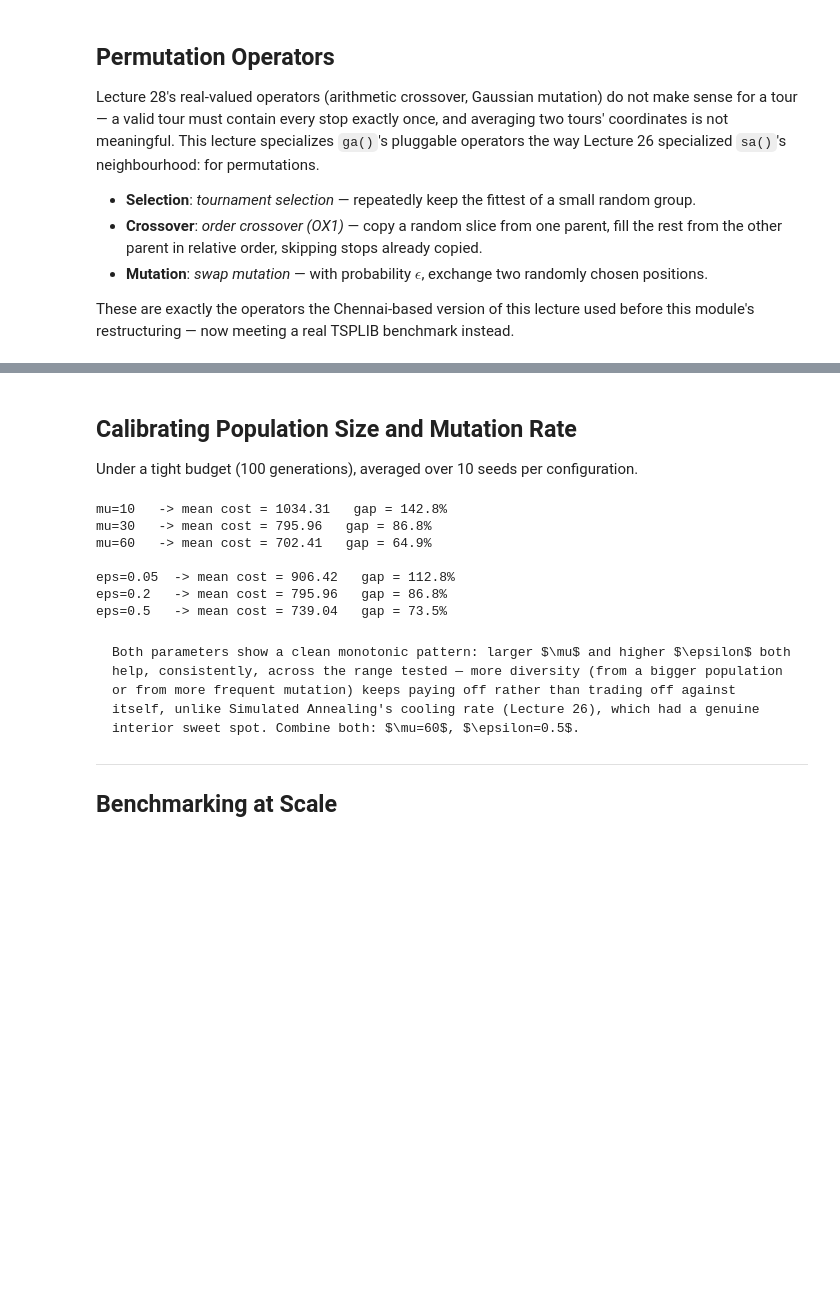
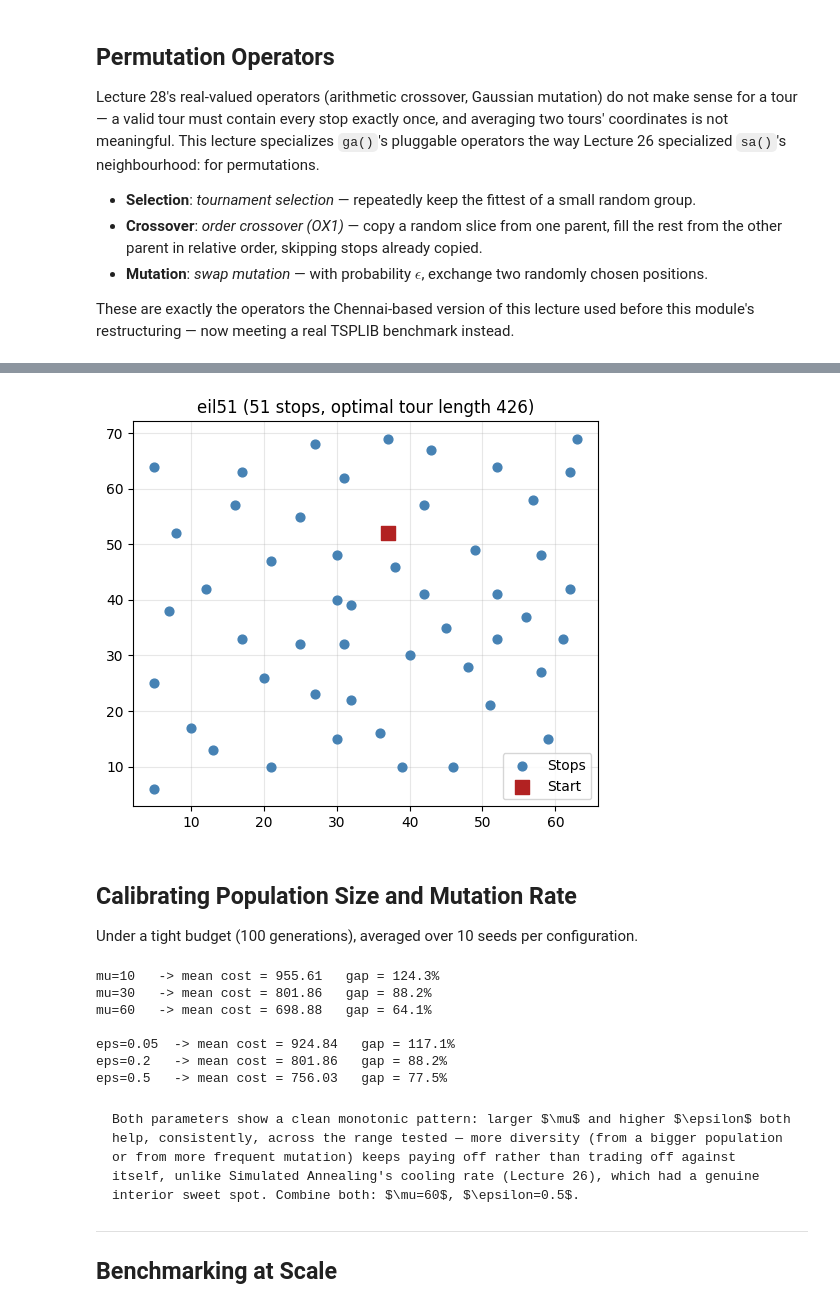
Before and after one commit to anmpahwa/CV5972, a Jupyter notebook: book/content/lecture_29.ipynb, the cells around one changed output, grey strips where cells are left out. Drawn from its saved outputs; the diff is of its cells as text; code cells hidden in the pictures; blank space fills up the shorter version.

````diff
--- a/book/content/lecture_29.ipynb
+++ b/book/content/lecture_29.ipynb
@@ -123,26 +202,54 @@ Permutation operators and eil51 ready.
+# %%
+# eil51: 51-city problem
+coords = [
+    (37, 52), (49, 49), (52, 64), (20, 26), (40, 30), (21, 47), (17, 63), (31, 62), (52, 33), (51, 21),
+    (42, 41), (31, 32), (5, 25), (12, 42), (36, 16), (52, 41), (27, 23), (17, 33), (13, 13), (57, 58),
+    (62, 42), (42, 57), (16, 57), (8, 52), (7, 38), (27, 68), (30, 48), (43, 67), (58, 48), (58, 27),
+    (37, 69), (38, 46), (46, 10), (61, 33), (62, 63), (63, 69), (32, 22), (45, 35), (59, 15), (5, 6),
+    (10, 17), (21, 10), (5, 64), (30, 15), (39, 10), (32, 39), (25, 32), (25, 55), (48, 28), (56, 37),
+    (30, 40),
+]
+depot = 0
+customers = list(range(1, len(coords)))
+optimal = 426
+
+n = len(coords)
+X = np.array([c[0] for c in coords], dtype=float)
+Y = np.array([c[1] for c in coords], dtype=float)
+D = np.zeros((n, n))
+for i in range(n):
+    for j in range(n):
+        D[i, j] = np.hypot(X[i] - X[j], Y[i] - Y[j])
+
+fig, ax = plt.subplots(figsize=(6, 5))
+ax.scatter(X[1:], Y[1:], c="steelblue", s=40, zorder=2, label="Stops")
+ax.scatter(X[0], Y[0], c="firebrick", marker="s", s=100, zorder=3, label="Start")
+ax.set_title("eil51 (51 stops, optimal tour length 426)")
+ax.legend()
+ax.grid(alpha=0.3)
+plt.show()
+# %% [output]
+[figure, added]
 # %% [markdown]
 ## Calibrating Population Size and Mutation Rate
 
 Under a tight budget (100 generations), averaged over 10 seeds per configuration.
 # %%
-def run_ga(mu, eps, n_gens=100, n_seeds=10, D=D51, customers=customers51):
+def run_ga(mu, eps, n_gens=100, n_seeds=10, D=D, customers=customers):
     results = []
     for seed in range(1, n_seeds + 1):
         random.seed(seed)
-        np.random.seed(seed)
-        S0 = [tuple(random.sample(customers, len(customers))) for _ in range(mu)]
-        random.seed(seed)
-        np.random.seed(seed)
-        s_b, F_b = ga(S0, lambda s: f_tsp(s, D), SM_tournament, mu, CM_ox1, mu, 2, MM_swap, eps, NM_elitist,
+        S_o = [tuple(random.sample(customers, len(customers))) for _ in range(mu)]
+        s_b, F_b = ga(S_o, lambda s: TSP(s), SM_tournament, mu, CM_ox1, mu, 2, MM_swap, eps, NM_elitist,
                       n=n_gens, t=1e-9)
-        results.append(f_tsp(s_b, D))
+        results.append(TSP(s_b))
     return np.array(results)
 
 mu_results = {}
 for mu in [10, 30, 60]:
     vals = run_ga(mu, eps=0.2)
     mu_results[mu] = vals
-    gap = (vals.mean() - EIL51_OPTIMAL) / EIL51_OPTIMAL * 100
+    gap = (vals.mean() - optimal) / optimal * 100
     print(f"mu={mu:<4} -> mean cost = {vals.mean():.2f}   gap = {gap:.1f}%")
 
 print()
@@ -150,16 +257,16 @@ eps_results = {}
 for eps in [0.05, 0.2, 0.5]:
     vals = run_ga(30, eps)
     eps_results[eps] = vals
-    gap = (vals.mean() - EIL51_OPTIMAL) / EIL51_OPTIMAL * 100
+    gap = (vals.mean() - optimal) / optimal * 100
     print(f"eps={eps:<5} -> mean cost = {vals.mean():.2f}   gap = {gap:.1f}%")
 # %% [output]
-mu=10   -> mean cost = 1034.31   gap = 142.8%
-mu=30   -> mean cost = 795.96   gap = 86.8%
-mu=60   -> mean cost = 702.41   gap = 64.9%
+mu=10   -> mean cost = 955.61   gap = 124.3%
+mu=30   -> mean cost = 801.86   gap = 88.2%
+mu=60   -> mean cost = 698.88   gap = 64.1%
 
-eps=0.05  -> mean cost = 906.42   gap = 112.8%
-eps=0.2   -> mean cost = 795.96   gap = 86.8%
-eps=0.5   -> mean cost = 739.04   gap = 73.5%
+eps=0.05  -> mean cost = 924.84   gap = 117.1%
+eps=0.2   -> mean cost = 801.86   gap = 88.2%
+eps=0.5   -> mean cost = 756.03   gap = 77.5%
 # %% [markdown]
 ```{note}
 Both parameters show a clean monotonic pattern: larger $\mu$ and higher $\epsilon$ both help, consistently, across the range tested — more diversity (from a bigger population or from more frequent mutation) keeps paying off rather than trading off against itself, unlike Simulated Annealing's cooling rate (Lecture 26), which had a genuine interior sweet spot. Combine both: $\mu=60$, $\epsilon=0.5$.
````
Also changed, not shown: parts of 5 cells of this notebook.
